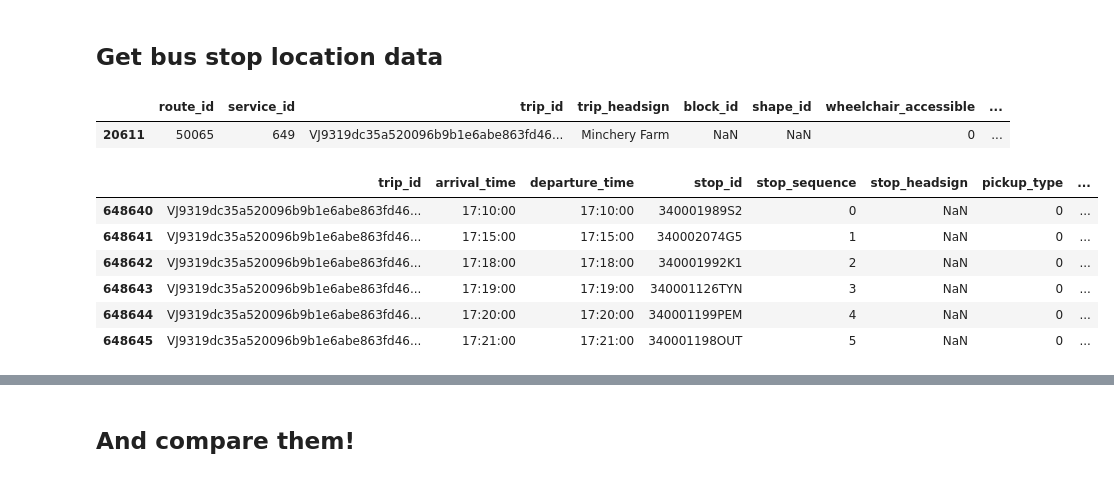
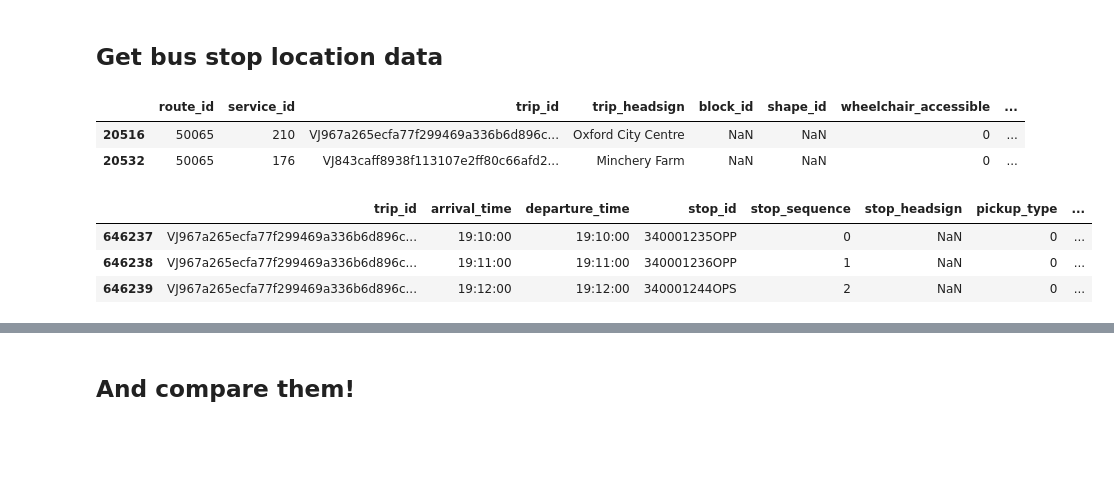
Before and after one commit to carderne/bods, a Jupyter notebook: notebooks/boarding_time.ipynb, the cells around one changed output, grey strips where cells are left out. Cells and saved outputs as stored; diff of their text form; code cells hidden in the pictures; blank space fills up the shorter version.

```diff
--- a/notebooks/boarding_time.ipynb
+++ b/notebooks/boarding_time.ipynb
@@ -46,6 +46,7 @@ rows = [
 ]
 df = pd.DataFrame(rows).drop_duplicates()
 df.timestamp = df.timestamp.dt.tz_localize("UTC")
+df = df.loc[df.latitude <= 53]
 # %% [markdown]
 Convert to GeoDataFrame
 # %%
@@ -71,21 +67,19 @@ with warnings.catch_warnings():
     warnings.simplefilter("ignore")
     fd = gk.read_feed(sched_path, dist_units="mi")
 # %%
-tid_trips = fd.trips.loc[fd.trips.trip_id == tid]
-tid_trips
+tid_trips = fd.trips.loc[fd.trips.trip_id.isin(df.trip_id.unique())]
+tid_trips.head(2)  # not used but has trip direction!
 # %% [output]
 |  | route_id | service_id | trip_id | trip_headsign | block_id | shape_id | wheelchair_accessible | ... |
-| 20611 | 50065 | 649 | VJ9319dc35a520096b9b1e6abe863fd46... | Minchery Farm | NaN | NaN | 0 | ... |
+| 20516 | 50065 | 210 | VJ967a265ecfa77f299469a336b6d896c... | Oxford City Centre | NaN | NaN | 0 | ... |
+| 20532 | 50065 | 176 | VJ843caff8938f113107e2ff80c66afd2... | Minchery Farm | NaN | NaN | 0 | ... |
 # %%
-tid_stop_times = fd.stop_times.loc[fd.stop_times.trip_id == tid]
-tid_stop_times.head(6)
+rel_stops = fd.stop_times.loc[fd.stop_times.trip_id.isin(df.trip_id)]
+rel_stops.head(3)
 # %% [output]
 |  | trip_id | arrival_time | departure_time | stop_id | stop_sequence | stop_headsign | pickup_type | ... |
-| 648640 | VJ9319dc35a520096b9b1e6abe863fd46... | 17:10:00 | 17:10:00 | 340001989S2 | 0 | NaN | 0 | ... |
-| 648641 | VJ9319dc35a520096b9b1e6abe863fd46... | 17:15:00 | 17:15:00 | 340002074G5 | 1 | NaN | 0 | ... |
-| 648642 | VJ9319dc35a520096b9b1e6abe863fd46... | 17:18:00 | 17:18:00 | 340001992K1 | 2 | NaN | 0 | ... |
-| 648643 | VJ9319dc35a520096b9b1e6abe863fd46... | 17:19:00 | 17:19:00 | 340001126TYN | 3 | NaN | 0 | ... |
-| 648644 | VJ9319dc35a520096b9b1e6abe863fd46... | 17:20:00 | 17:20:00 | 340001199PEM | 4 | NaN | 0 | ... |
-| 648645 | VJ9319dc35a520096b9b1e6abe863fd46... | 17:21:00 | 17:21:00 | 340001198OUT | 5 | NaN | 0 | ... |
+| 646237 | VJ967a265ecfa77f299469a336b6d896c... | 19:10:00 | 19:10:00 | 340001235OPP | 0 | NaN | 0 | ... |
+| 646238 | VJ967a265ecfa77f299469a336b6d896c... | 19:11:00 | 19:11:00 | 340001236OPP | 1 | NaN | 0 | ... |
+| 646239 | VJ967a265ecfa77f299469a336b6d896c... | 19:12:00 | 19:12:00 | 340001244OPS | 2 | NaN | 0 | ... |
 # %%
 stops = (
```
Also changed, not shown: parts of 9 cells of this notebook, 1 other file.
